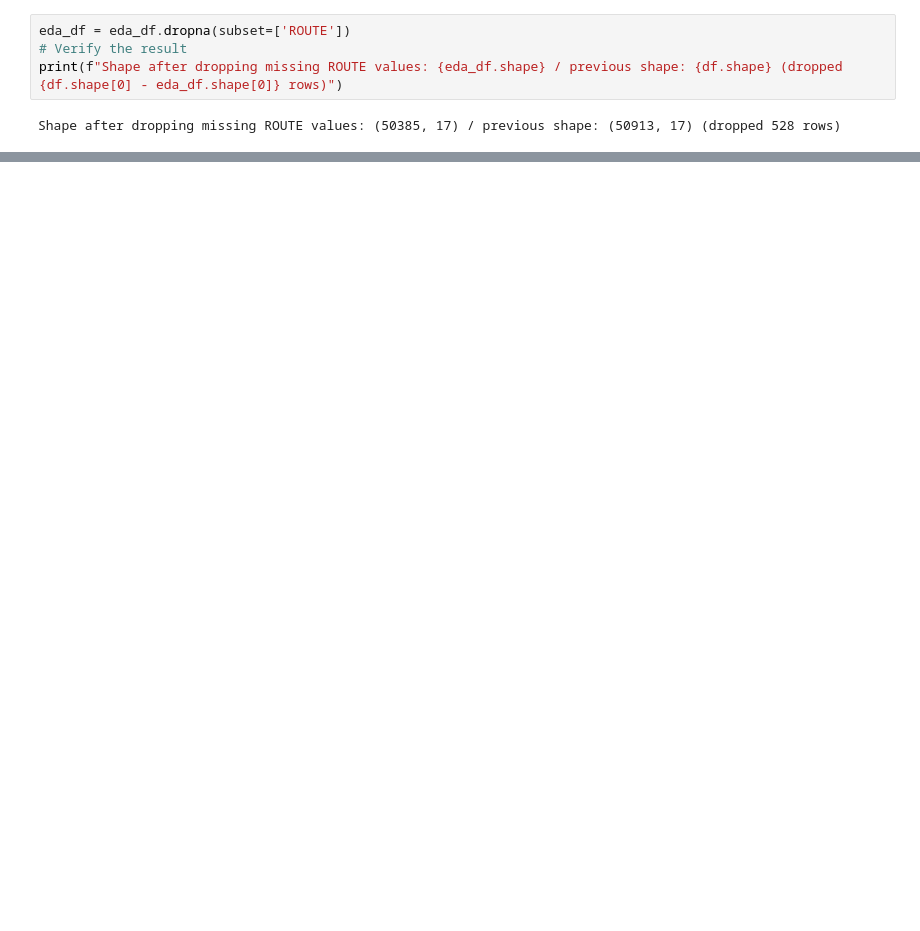
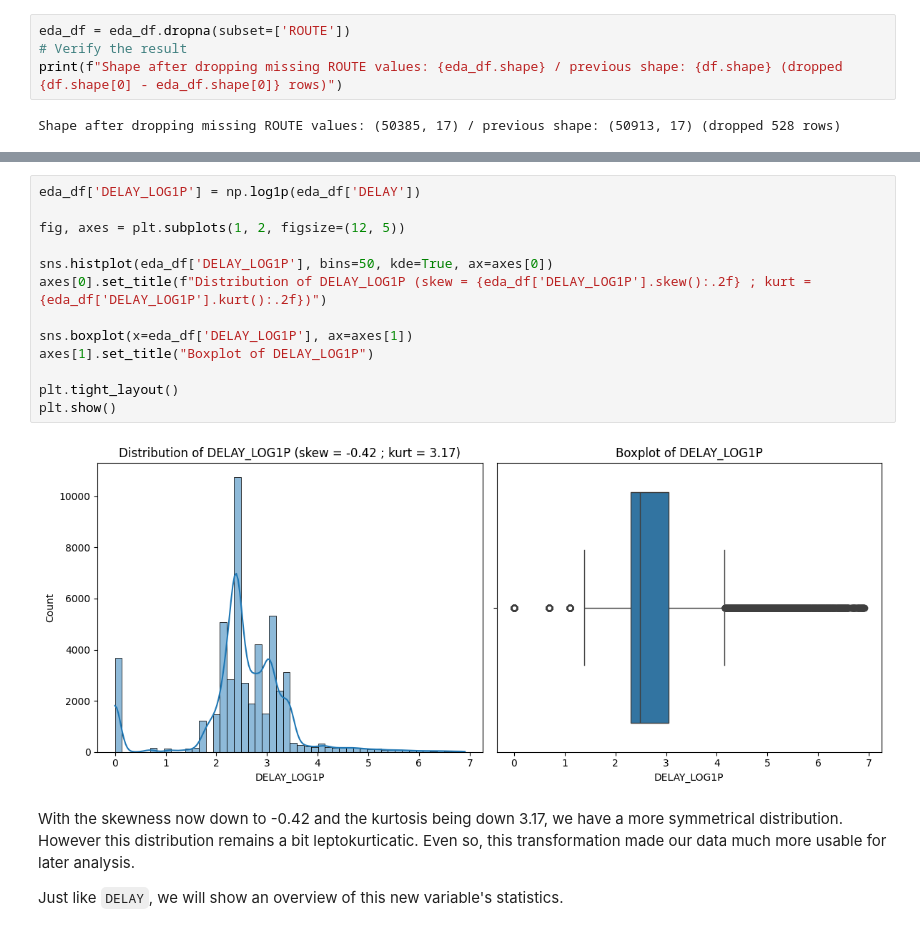
Before and after one commit to StutenEXE/utc-tz-machine-learning-toronto-bus-prediction, a Jupyter notebook: notebooks/2_eda.ipynb, the cells around one changed output, grey strips where cells are left out. Saved outputs shown, nothing was run; the diff lists cells and outputs as text; blank space fills up the shorter version.

```diff
--- a/notebooks/2_eda.ipynb
+++ b/notebooks/2_eda.ipynb
@@ -220,0 +343,19 @@ Shape after dropping rows with missing data: (50338, 17) / previous shape: (5038
+# %%
+eda_df['DELAY_LOG1P'] = np.log1p(eda_df['DELAY'])
+
+fig, axes = plt.subplots(1, 2, figsize=(12, 5))
+
+sns.histplot(eda_df['DELAY_LOG1P'], bins=50, kde=True, ax=axes[0])
+axes[0].set_title(f"Distribution of DELAY_LOG1P (skew = {eda_df['DELAY_LOG1P'].skew():.2f} ; kurt = {eda_df['DELAY_LOG1P'].kurt():.2f})")
+
+sns.boxplot(x=eda_df['DELAY_LOG1P'], ax=axes[1])
+axes[1].set_title("Boxplot of DELAY_LOG1P")
+
+plt.tight_layout()
+plt.show()
+# %% [output]
+[figure, added]
+# %% [markdown]
+With the skewness now down to -0.42 and the kurtosis being down 3.17, we have a more symmetrical distribution. However this distribution remains a bit leptokurticatic. Even so, this transformation made our data much more usable for later analysis.
+
+Just like `DELAY`, we will show an overview of this new variable's statistics.
```
Also changed, not shown: parts of 28 cells of this notebook, 3 other files.
